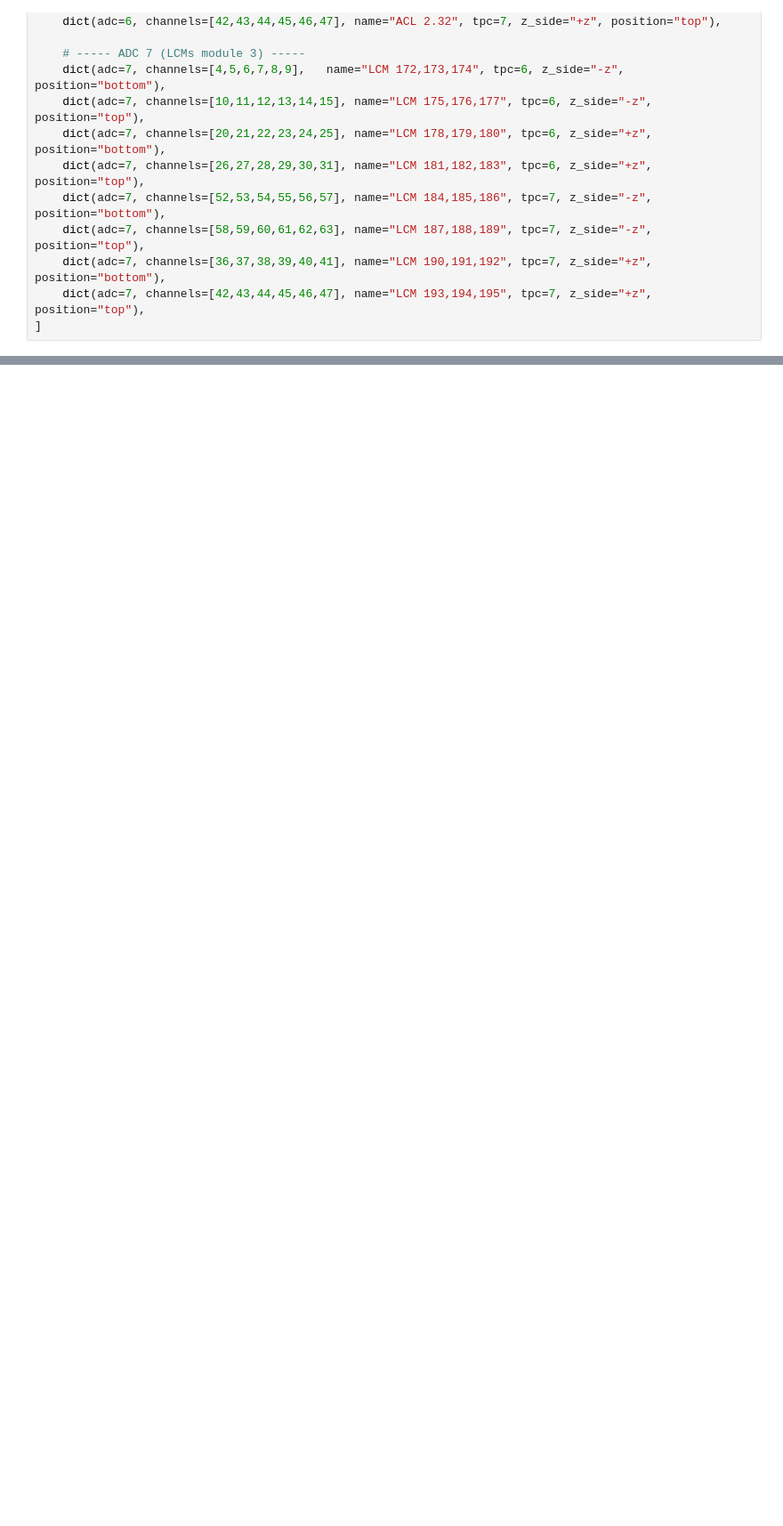
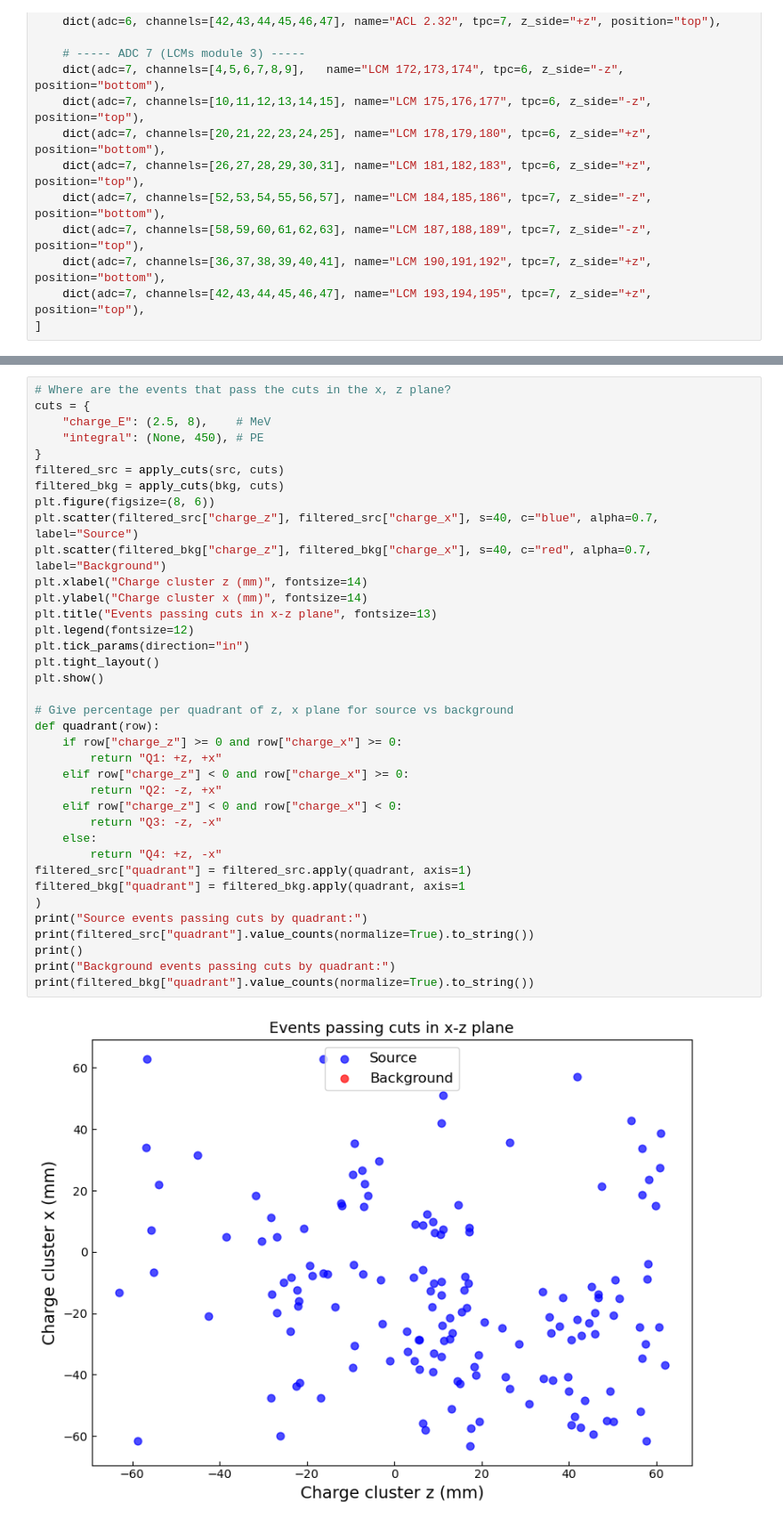
Before and after one commit to lmlepin9/2x2_neutron_sources, a Jupyter notebook: AmBe/light/charge_selection_comparison.ipynb, the cells around one changed output, grey strips where cells are left out. Shown at 89% size. Cells and saved outputs as stored; diff of their text form; blank space fills up the shorter version.

```diff
--- a/AmBe/light/charge_selection_comparison.ipynb
+++ b/AmBe/light/charge_selection_comparison.ipynb
@@ -616,0 +618,39 @@ After cuts — source: 55 events, background: 0 events
+# %%
+# Where are the events that pass the cuts in the x, z plane?
+cuts = {
+    "charge_E": (2.5, 8),    # MeV
+    "integral": (None, 450), # PE
+}
+filtered_src = apply_cuts(src, cuts)
+filtered_bkg = apply_cuts(bkg, cuts)
+plt.figure(figsize=(8, 6))
+plt.scatter(filtered_src["charge_z"], filtered_src["charge_x"], s=40, c="blue", alpha=0.7, label="Source")
+plt.scatter(filtered_bkg["charge_z"], filtered_bkg["charge_x"], s=40, c="red", alpha=0.7, label="Background")
+plt.xlabel("Charge cluster z (mm)", fontsize=14)
+plt.ylabel("Charge cluster x (mm)", fontsize=14)
+plt.title("Events passing cuts in x-z plane", fontsize=13)
+plt.legend(fontsize=12)
+plt.tick_params(direction="in")
+plt.tight_layout()
+plt.show()
+
+# Give percentage per quadrant of z, x plane for source vs background
+def quadrant(row):
+    if row["charge_z"] >= 0 and row["charge_x"] >= 0:
+        return "Q1: +z, +x"
+    elif row["charge_z"] < 0 and row["charge_x"] >= 0:
+        return "Q2: -z, +x"
+    elif row["charge_z"] < 0 and row["charge_x"] < 0:
+        return "Q3: -z, -x"
+    else:
+        return "Q4: +z, -x"
+filtered_src["quadrant"] = filtered_src.apply(quadrant, axis=1)
+filtered_bkg["quadrant"] = filtered_bkg.apply(quadrant, axis=1
+)
+print("Source events passing cuts by quadrant:")
+print(filtered_src["quadrant"].value_counts(normalize=True).to_string())
+print()
+print("Background events passing cuts by quadrant:")
+print(filtered_bkg["quadrant"].value_counts(normalize=True).to_string())
+# %% [output]
+[figure, added]
```
Also changed, not shown: parts of 4 cells of this notebook, 2 other files.
